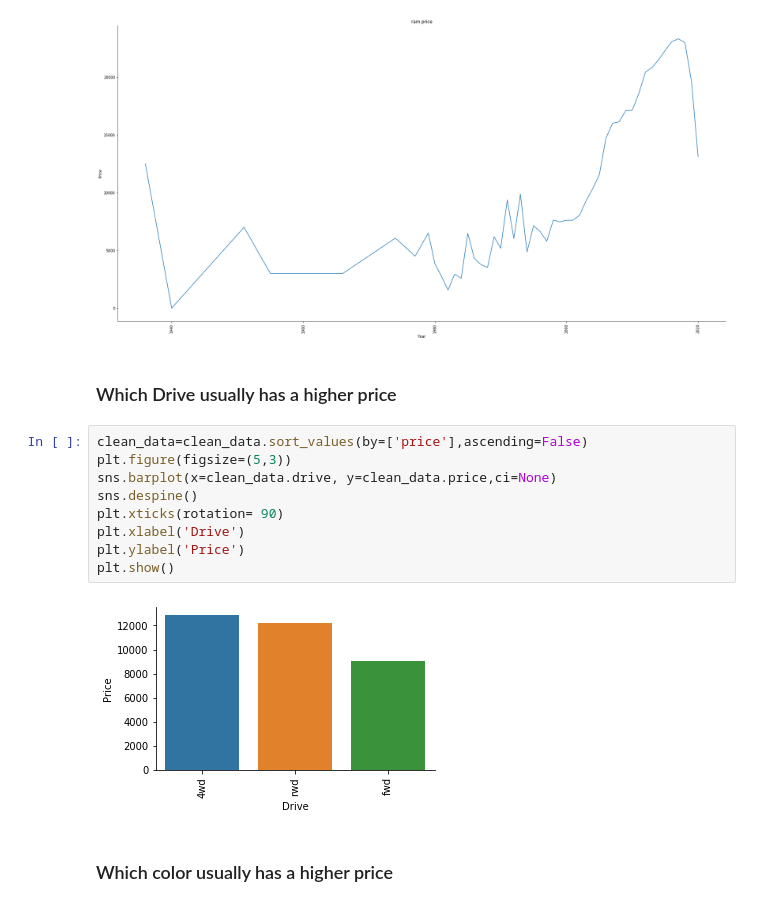
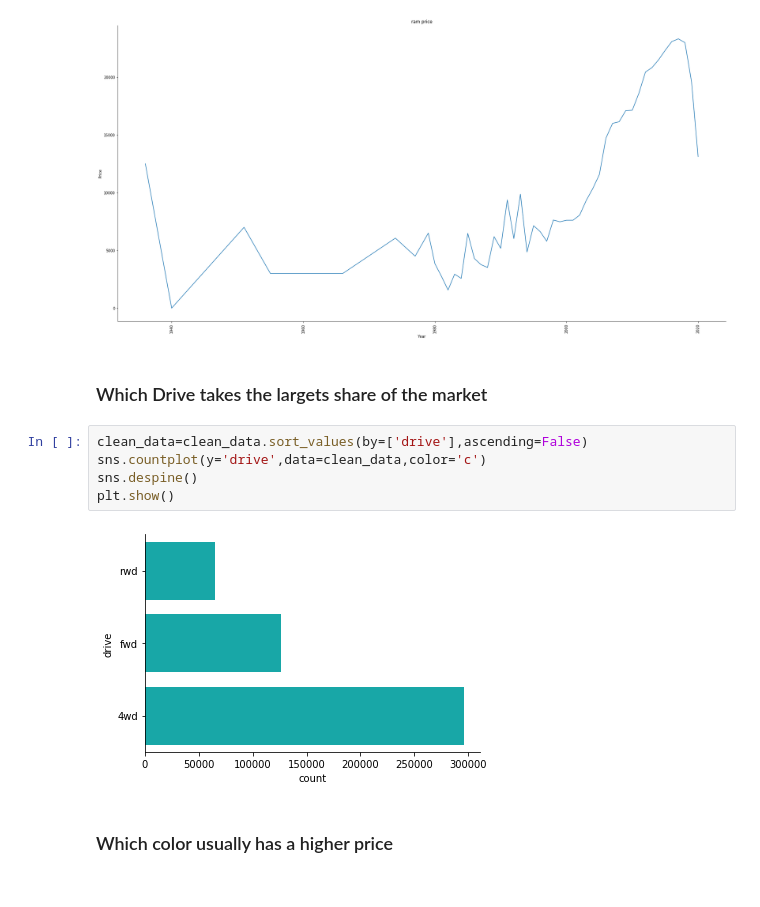
Before and after one commit to fysophia0302/Capstone-Projects-1, a Jupyter notebook: data_usedcar.ipynb, the cells around one changed output. Drawn from its saved outputs; the diff is of its cells as text.

```diff
--- a/data_usedcar.ipynb
+++ b/data_usedcar.ipynb
@@ -320,19 +308,15 @@ plt.ylabel('Price')
 plt.show()
 # %% [output]
 [figure]
-# %% [markdown]
-### Which Drive usually has a higher price
-# %%
-clean_data=clean_data.sort_values(by=['price'],ascending=False)
-plt.figure(figsize=(5,3))
-sns.barplot(x=clean_data.drive, y=clean_data.price,ci=None)
-sns.despine()
-plt.xticks(rotation= 90)
-plt.xlabel('Drive')
-plt.ylabel('Price')
-plt.show()
-# %% [output]
-[figure, removed]
+# %% [markdown]
+### Which Drive takes the largets share of the market
+# %%
+clean_data=clean_data.sort_values(by=['drive'],ascending=False)
+sns.countplot(y='drive',data=clean_data,color='c')
+sns.despine()
+plt.show()
+# %% [output]
+[figure, added]
 # %% [markdown]
 ### Which color usually has a higher price
 # %%
```
Also changed, not shown: parts of 40 cells of this notebook.
